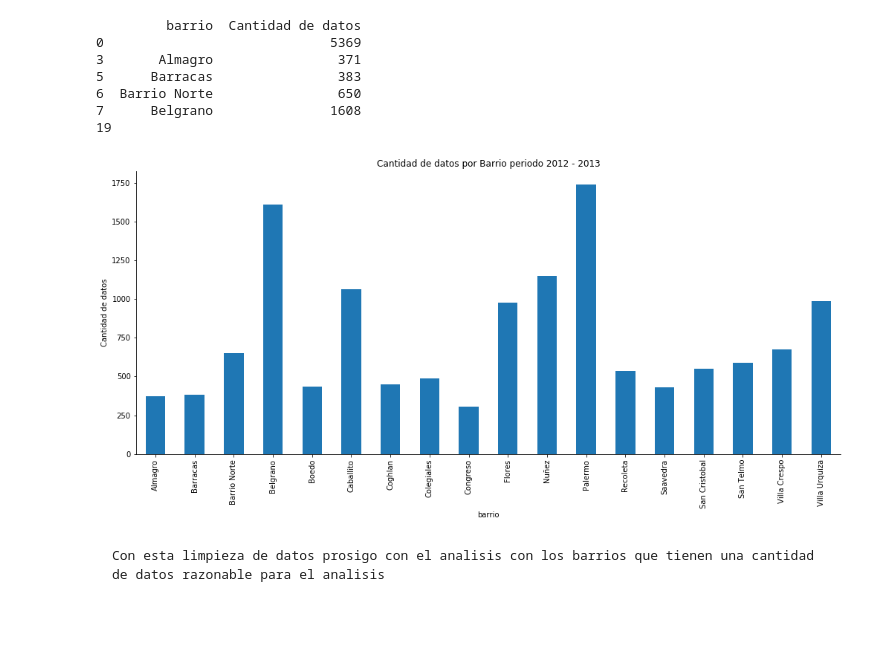
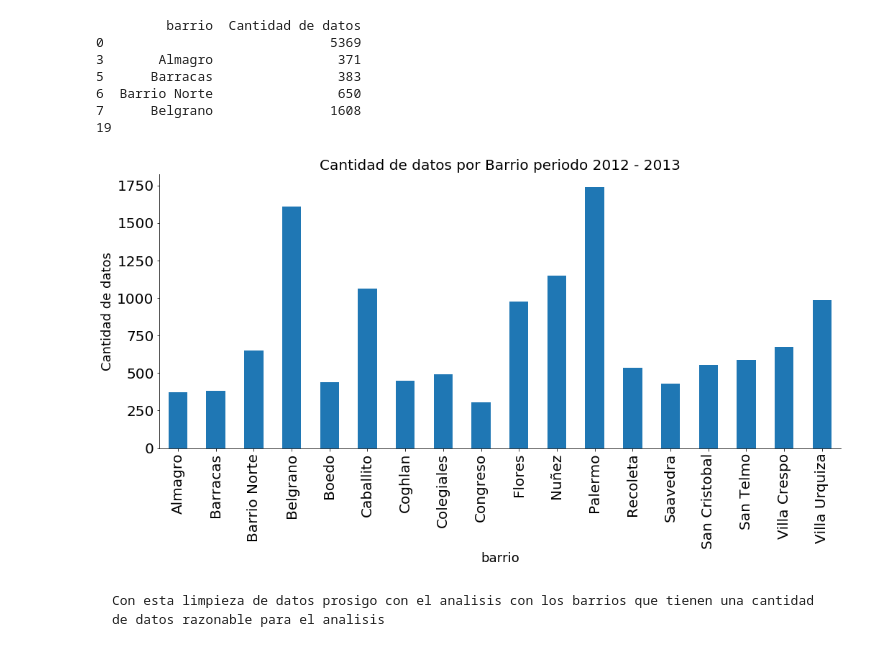
Before and after one commit to lucaslavandeira/7506-tp, a Jupyter notebook: analisis_exploratorio.ipynb, the cells around one changed output. Cells and saved outputs as stored; diff of their text form; code cells hidden in the pictures; blank space fills up the shorter version.

```diff
--- a/analisis_exploratorio.ipynb
+++ b/analisis_exploratorio.ipynb
@@ -1038,21 +1041,22 @@ print(len(price_per_m2_cant_12))
 # %%
 price_per_m2_cant_12 = price_per_m2_cant_12.drop(price_per_m2_cant_12.index[0])
 zonep_top_count = price_per_m2_cant_12['Cantidad de datos']
 zonep_top_count.index = price_per_m2_cant_12['barrio']
 
 fig, ax = plt.subplots(figsize=(17, 7))
 
 ax.spines['top'].set_visible(False)
 ax.spines['right'].set_visible(False)
 
-plt.title('Cantidad de datos por Barrio periodo 2012 - 2013')
-plt.xlabel('Barrios')
-plt.ylabel('Cantidad de datos')
-
+plt.title('Cantidad de datos por Barrio periodo 2012 - 2013', fontsize=20)
+plt.xlabel('Barrios', fontsize=18)
+plt.ylabel('Cantidad de datos', fontsize=18)
+plt.xticks(size = 20)
+plt.yticks(size = 20)
 
 zonep_top_count.plot('bar');
 # %% [output]
-[figure, old version]
+[figure, new version]
 # %% [markdown]
     Con esta limpieza de datos prosigo con el analisis con los barrios que tienen una cantidad de datos razonable para el analisis
 # %%
```
Also changed, not shown: parts of 19 cells of this notebook.
